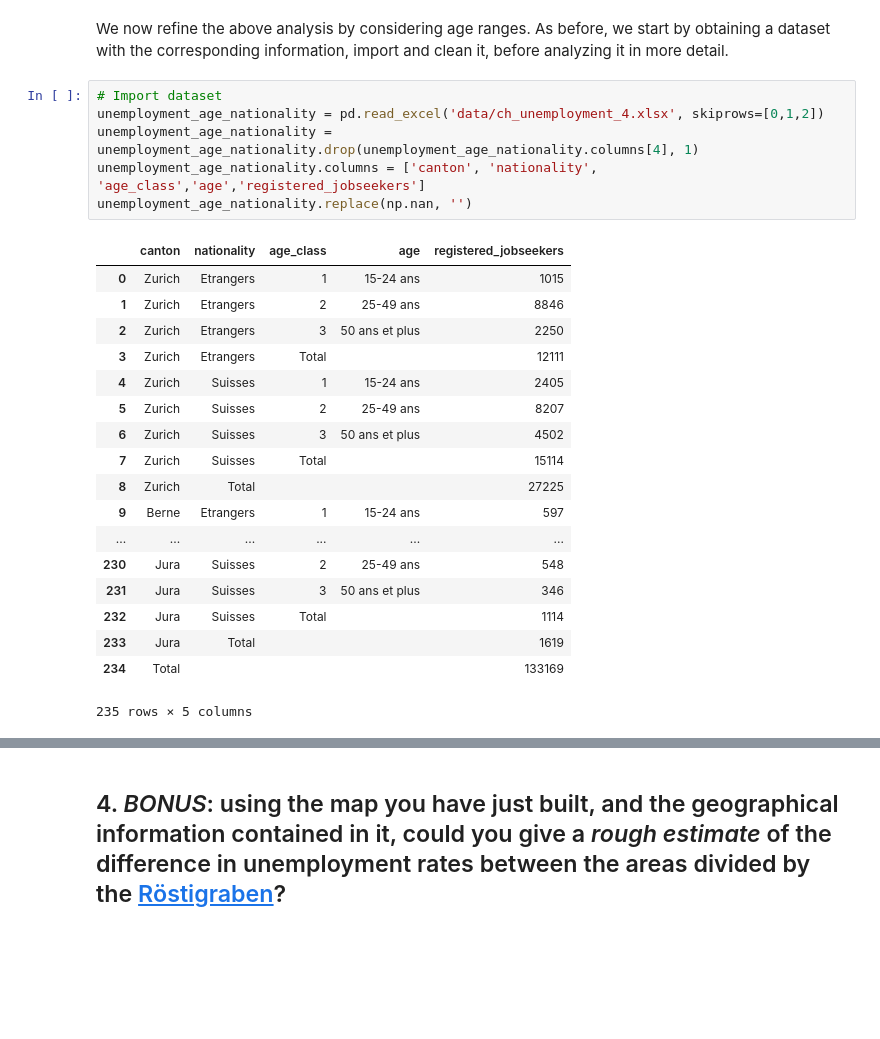
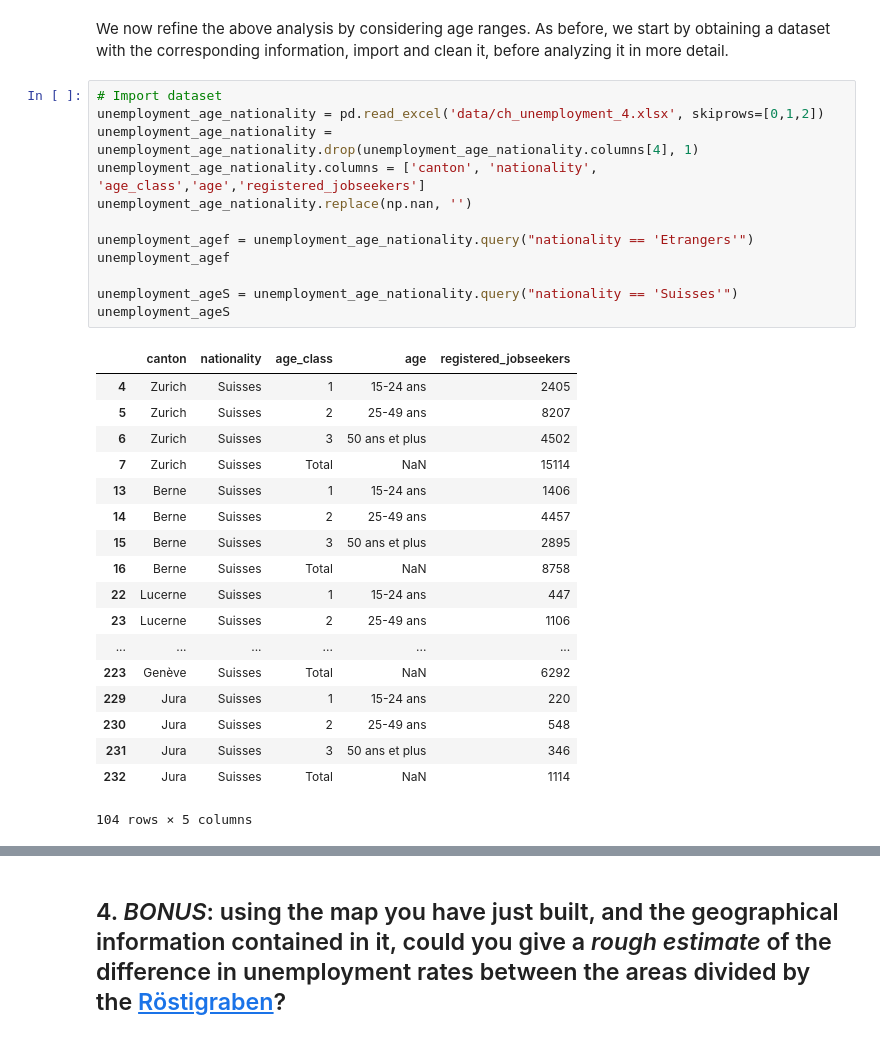
Before and after one commit to mosimann/ADA, a Jupyter notebook: 03 - Interactive Viz/Homework 3.ipynb, the cells around one changed output, grey strips where cells are left out. Drawn from its saved outputs; the diff is of its cells as text; blank space fills up the shorter version.

```diff
--- a/03 - Interactive Viz/Homework 3.ipynb
+++ b/03 - Interactive Viz/Homework 3.ipynb
@@ -442,25 +444,31 @@ We now refine the above analysis by considering age ranges. As before, we start
 # %%
 # Import dataset
 unemployment_age_nationality = pd.read_excel('data/ch_unemployment_4.xlsx', skiprows=[0,1,2])
 unemployment_age_nationality = unemployment_age_nationality.drop(unemployment_age_nationality.columns[4], 1)
 unemployment_age_nationality.columns = ['canton', 'nationality', 'age_class','age','registered_jobseekers']
 unemployment_age_nationality.replace(np.nan, '')
+
+unemployment_agef = unemployment_age_nationality.query("nationality == 'Etrangers'")
+unemployment_agef
+
+unemployment_ageS = unemployment_age_nationality.query("nationality == 'Suisses'")
+unemployment_ageS
 # %% [output]
 |  | canton | nationality | age_class | age | registered_jobseekers |
-| 0 | Zurich | Etrangers | 1 | 15-24 ans | 1015 |
-| 1 | Zurich | Etrangers | 2 | 25-49 ans | 8846 |
-| 2 | Zurich | Etrangers | 3 | 50 ans et plus | 2250 |
-| 3 | Zurich | Etrangers | Total |  | 12111 |
 | 4 | Zurich | Suisses | 1 | 15-24 ans | 2405 |
 | 5 | Zurich | Suisses | 2 | 25-49 ans | 8207 |
 | 6 | Zurich | Suisses | 3 | 50 ans et plus | 4502 |
-| 7 | Zurich | Suisses | Total |  | 15114 |
-| 8 | Zurich | Total |  |  | 27225 |
-| 9 | Berne | Etrangers | 1 | 15-24 ans | 597 |
+| 7 | Zurich | Suisses | Total | NaN | 15114 |
+| 13 | Berne | Suisses | 1 | 15-24 ans | 1406 |
+| 14 | Berne | Suisses | 2 | 25-49 ans | 4457 |
+| 15 | Berne | Suisses | 3 | 50 ans et plus | 2895 |
+| 16 | Berne | Suisses | Total | NaN | 8758 |
+| 22 | Lucerne | Suisses | 1 | 15-24 ans | 447 |
+| 23 | Lucerne | Suisses | 2 | 25-49 ans | 1106 |
 | ... | ... | ... | ... | ... | ... |
+| 223 | Genève | Suisses | Total | NaN | 6292 |
+| 229 | Jura | Suisses | 1 | 15-24 ans | 220 |
 | 230 | Jura | Suisses | 2 | 25-49 ans | 548 |
 | 231 | Jura | Suisses | 3 | 50 ans et plus | 346 |
-| 232 | Jura | Suisses | Total |  | 1114 |
-| 233 | Jura | Total |  |  | 1619 |
-| 234 | Total |  |  |  | 133169 |
+| 232 | Jura | Suisses | Total | NaN | 1114 |
-235 rows × 5 columns
+104 rows × 5 columns
```
Also changed, not shown: parts of 5 cells of this notebook.
